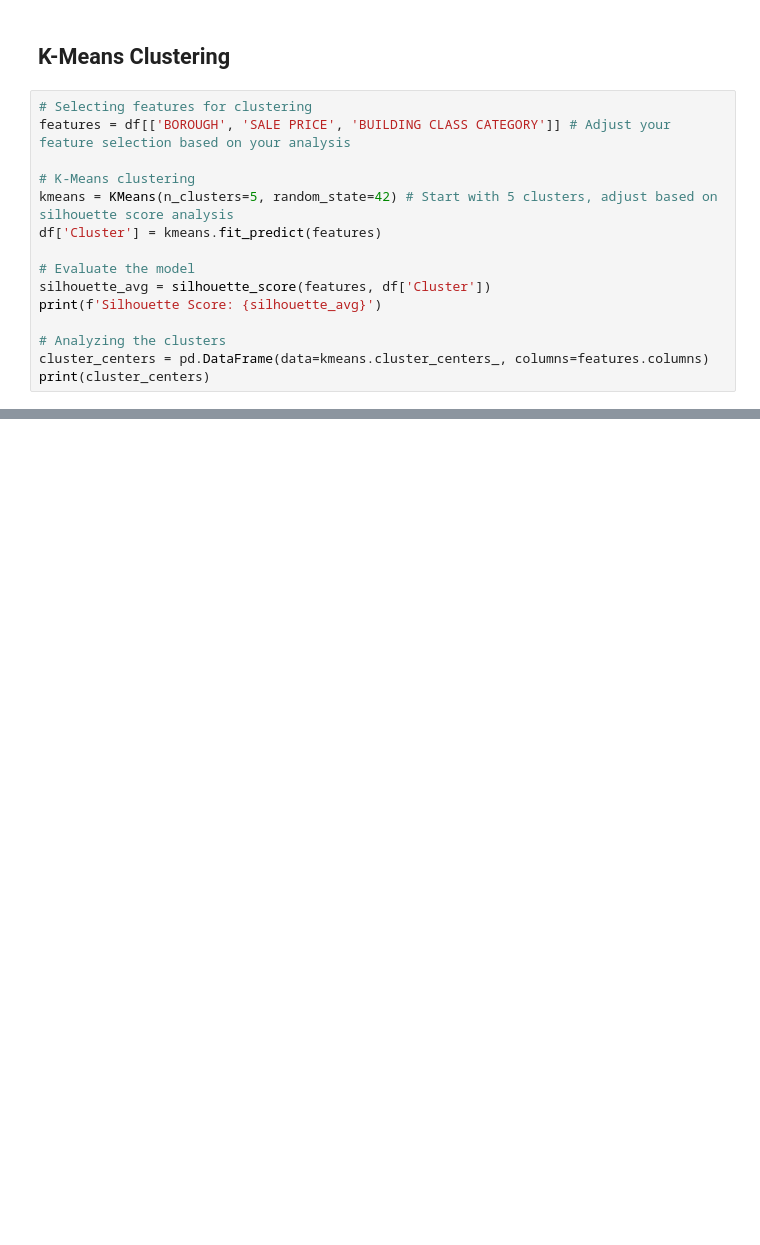
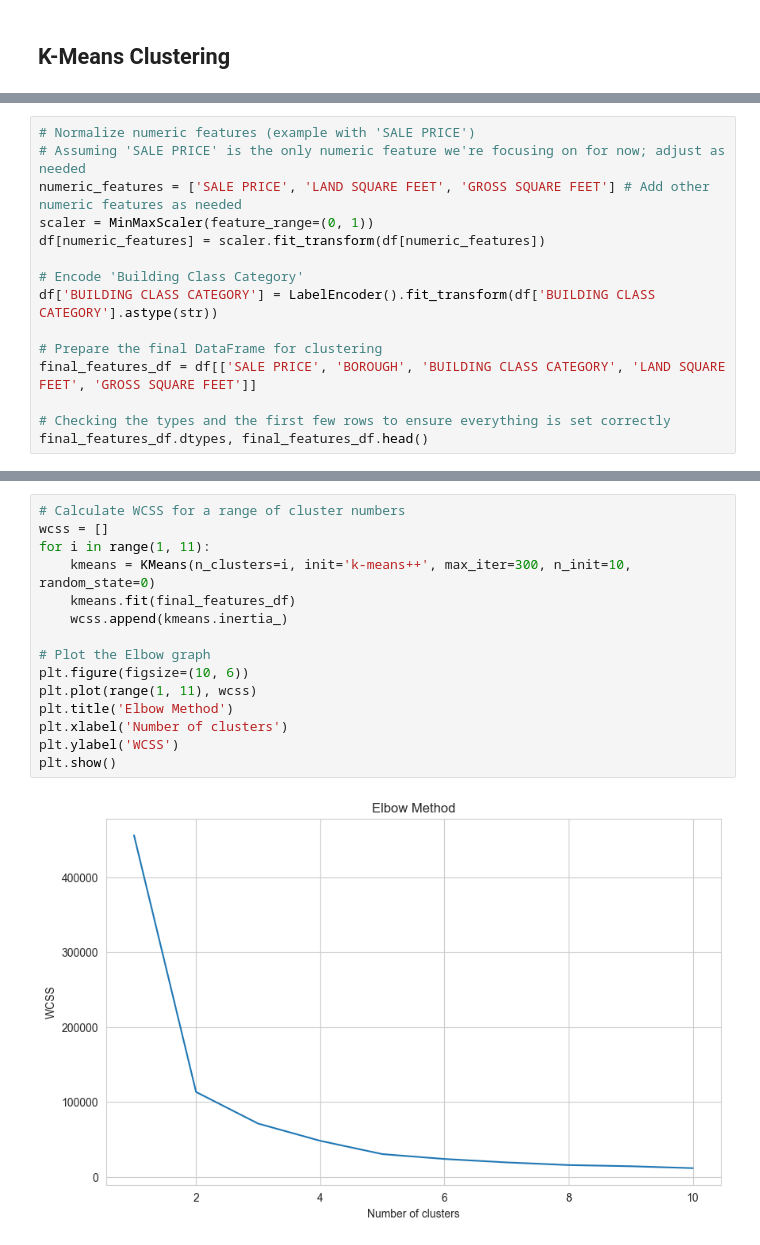
Before and after one commit to abdiwakene/nyc_property_market_segmentation, a Jupyter notebook: nyc_property_market_segmentation.ipynb, the cells around one changed output, grey strips where cells are left out. Drawn from its saved outputs; the diff is of its cells as text; blank space fills up the shorter version.

```diff
--- a/nyc_property_market_segmentation.ipynb
+++ b/nyc_property_market_segmentation.ipynb
@@ -189,18 +196,3 @@ Feature Selection for Clustering: Based on the EDA, including the distribution o
 Clustering Analysis: Use unsupervised learning algorithms, such as K-means, to cluster the properties. The goal will be to identify distinct groups of properties that share similar characteristics, which could represent different market segments. The number of clusters (k) can initially be determined using methods like the Elbow Method or the Silhouette Score to find a balance between too many and too few clusters.
 # %% [markdown]
 ## K-Means Clustering
-# %%
-# Selecting features for clustering
-features = df[['BOROUGH', 'SALE PRICE', 'BUILDING CLASS CATEGORY']] # Adjust your feature selection based on your analysis
-
-# K-Means clustering
-kmeans = KMeans(n_clusters=5, random_state=42) # Start with 5 clusters, adjust based on silhouette score analysis
-df['Cluster'] = kmeans.fit_predict(features)
-
-# Evaluate the model
-silhouette_avg = silhouette_score(features, df['Cluster'])
-print(f'Silhouette Score: {silhouette_avg}')
-
-# Analyzing the clusters
-cluster_centers = pd.DataFrame(data=kmeans.cluster_centers_, columns=features.columns)
-print(cluster_centers)
@@ -213,0 +201,15 @@ plt.show()
+# %%
+# Normalize numeric features (example with 'SALE PRICE')
+# Assuming 'SALE PRICE' is the only numeric feature we're focusing on for now; adjust as needed
+numeric_features = ['SALE PRICE', 'LAND SQUARE FEET', 'GROSS SQUARE FEET'] # Add other numeric features as needed
+scaler = MinMaxScaler(feature_range=(0, 1))
+df[numeric_features] = scaler.fit_transform(df[numeric_features])
+
+# Encode 'Building Class Category'
+df['BUILDING CLASS CATEGORY'] = LabelEncoder().fit_transform(df['BUILDING CLASS CATEGORY'].astype(str))
+
+# Prepare the final DataFrame for clustering
+final_features_df = df[['SALE PRICE', 'BOROUGH', 'BUILDING CLASS CATEGORY', 'LAND SQUARE FEET', 'GROSS SQUARE FEET']]
+
+# Checking the types and the first few rows to ensure everything is set correctly
+final_features_df.dtypes, final_features_df.head()
@@ -213,0 +236,17 @@ plt.show()
+# %%
+# Calculate WCSS for a range of cluster numbers
+wcss = []
+for i in range(1, 11):
+    kmeans = KMeans(n_clusters=i, init='k-means++', max_iter=300, n_init=10, random_state=0)
+    kmeans.fit(final_features_df)
+    wcss.append(kmeans.inertia_)
+
+# Plot the Elbow graph
+plt.figure(figsize=(10, 6))
+plt.plot(range(1, 11), wcss)
+plt.title('Elbow Method')
+plt.xlabel('Number of clusters')
+plt.ylabel('WCSS')
+plt.show()
+# %% [output]
+[figure, added]
```
Also changed, not shown: parts of 10 cells of this notebook.
